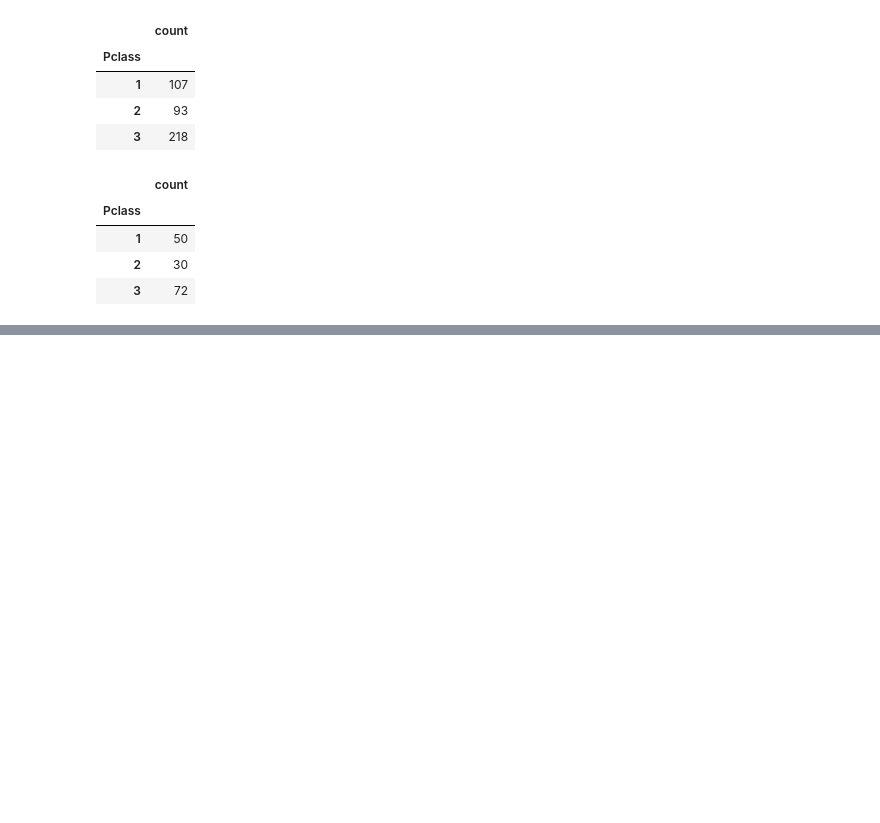
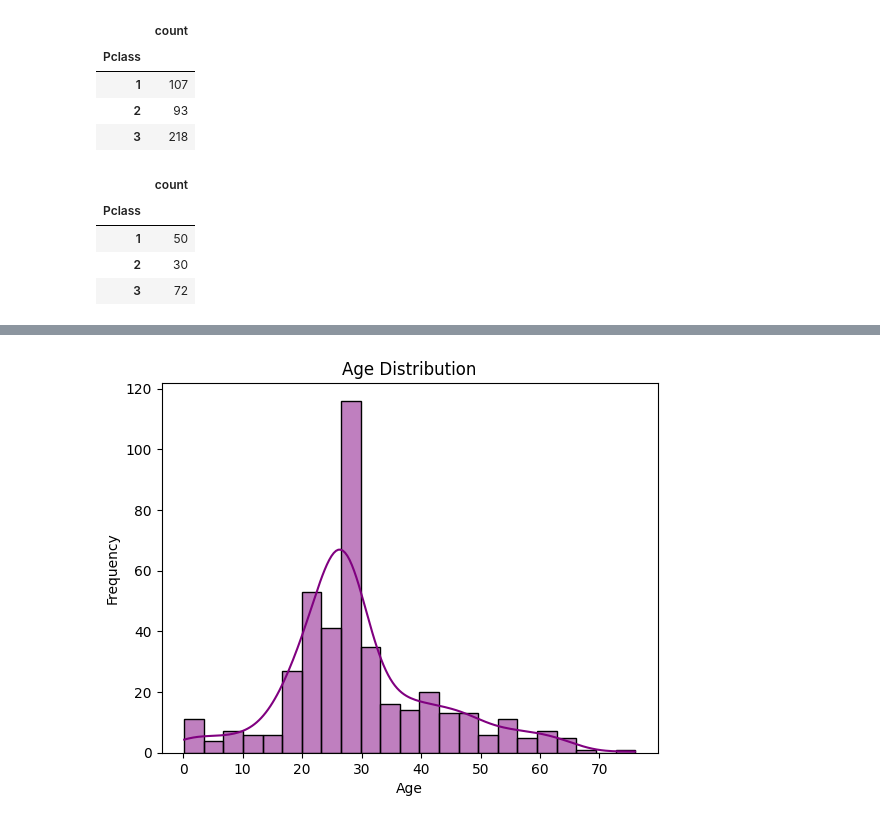
Before and after one commit to Cyrusz55/Cyrus-DataAnalysis-notebook, a Jupyter notebook: luxdev 13th.ipynb, the cells around one changed output, grey strips where cells are left out. Cells and saved outputs as stored; diff of their text form; code cells hidden in the pictures; blank space fills up the shorter version.

Commit message:
learnt some good data science content

```diff
--- a/luxdev 13th.ipynb
+++ b/luxdev 13th.ipynb
@@ -253,0 +344,9 @@ df.head()
+# %%
+# plotting using seaborn  histplot()
+sns.histplot(data = df, x ="Age",kde = True, color="purple") # kde shows whether it is a normal distribution or not
+plt.title("Age Distribution")
+plt.xlabel("Age")
+plt.ylabel("Frequency")
+plt.show()
+# %% [output]
+[figure, added]
```
Also changed, not shown: parts of 101 cells of this notebook, 3 other files.
